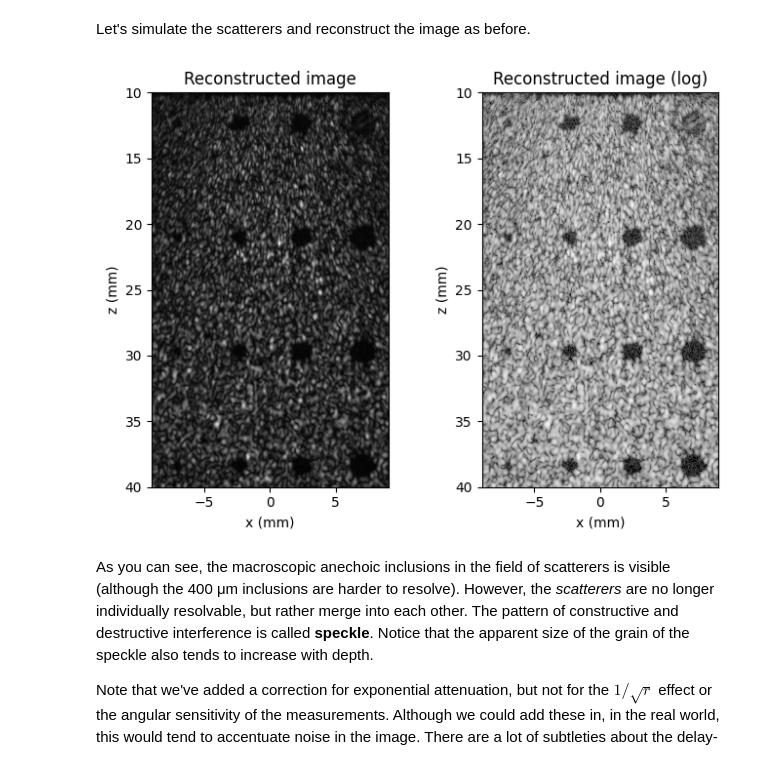
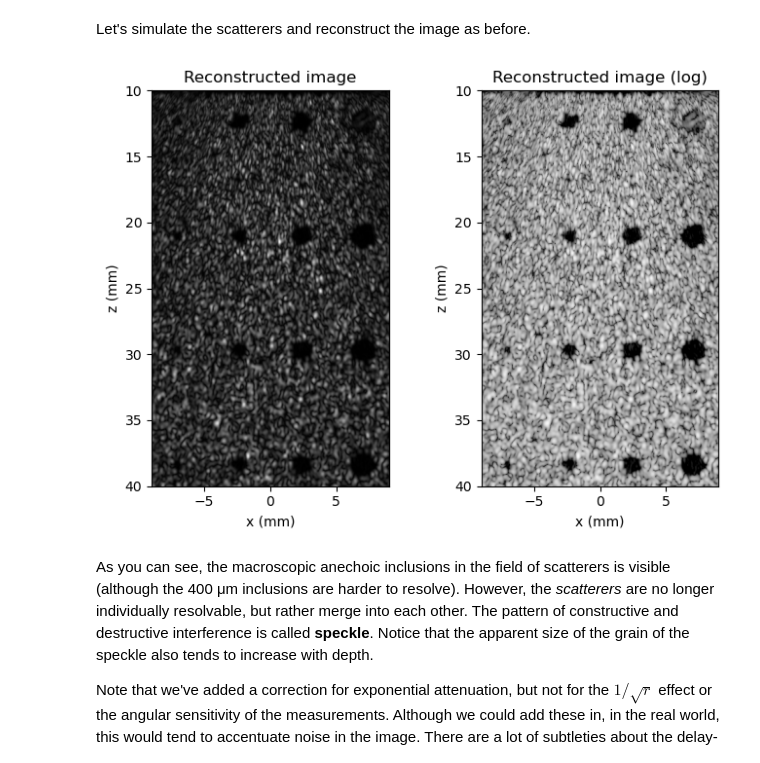
Before and after one commit to patrickmineault/fus, a Jupyter notebook: 02 - Structural Reconstruction.ipynb, the cells around one changed output. Saved outputs shown, nothing was run; the diff lists cells and outputs as text; code cells hidden in the pictures.

```diff
--- a/02 - Structural Reconstruction.ipynb
+++ b/02 - Structural Reconstruction.ipynb
@@ -426,0 +388,21 @@ We've pin-pointed the exact location of the scatterer! In the log image (right),
+# %%
+x_span = (-0.001, 0.001)
+z_span = (0.019, 0.021)
+x, z, X, Z = make_image_grid(x_span, z_span, 0.005e-3, 0.005e-3)
+
+# Beamform (signals, times, elem_pos, betas, c all from your sim)
+img_baseband = beamform_das_baseband(signals.real, times, elem_pos, x, z, c, betas)
+
+# Envelope & simple display
+img_env = abs(img_baseband)
+img_env /= (abs(img_env).max() + 1e-12)
+
+plt.figure(figsize=(5,5))
+plt.imshow(
+    img_baseband,
+    extent=[x[0]*1e3, x[-1]*1e3, z[-1]*1e3, z[0]*1e3],
+    aspect='auto', cmap='gray'
+)
+plt.xlabel("x (mm)"); plt.ylabel("z (mm)"); plt.title("Reconstructed image")
+plt.xlim((-2, 2))
+plt.ylim((18, 22))
@@ -426,0 +566,20 @@ We've pin-pointed the exact location of the scatterer! In the log image (right),
+# %%
+x_span = (-0.001, 0.001)
+z_span = (0.019, 0.021)
+x, z, X, Z = make_image_grid(x_span, z_span, 0.005e-3, 0.005e-3)
+
+# Beamform (signals, times, elem_pos, betas, c all from your sim)
+img_complex = beamform_das_iq(signals_iq, times, elem_pos, x, z, c, betas)
+
+# Envelope & simple display
+img_env = abs(img_complex)
+img_env /= (abs(img_env).max() + 1e-12)
+
+plt.figure(figsize=(10,5))
+plt.subplot(121)
+plt.imshow(
+    img_env,
+    extent=[x[0]*1e3, x[-1]*1e3, z[-1]*1e3, z[0]*1e3],
+    aspect='auto', cmap='gray'
+)
+plt.xlabel("x (mm)"); plt.ylabel("z (mm)"); plt.title("Reconstructed image")
@@ -617,35 +783,37 @@ signals, times, elem_pos, betas, scat_pos, s_env = simulate_forward_channels(P,
 
 # Image grid
 x, z, X, Z = make_image_grid(P.x_span, P.z_span, 0.05e-3, 0.05e-3)
 
+signals_iq = signals * np.exp(-1j * omega * times)[None, None, :]
+
 # Beamform (names harmonized with your earlier code)
-img_complex = beamform_das(signals, times, elem_pos, x, z, P.c, betas, alpha_np_per_m=alpha)
+img_complex = beamform_das_iq(signals_iq, times, elem_pos, x, z, P.c, betas, alpha_np_per_m=alpha)
 
 # Envelope / log for display
 img_env = np.abs(img_complex)
 img_env /= (img_env.max() + 1e-12)
 img_log = 20*np.log10(img_env + 1e-6)
 img_log = np.clip(img_log, -60, 0)
 
 plt.figure(figsize=(7,5))
 plt.subplot(121)
 plt.imshow(
     img_env,
     extent=[x[0]*1e3, x[-1]*1e3, z[-1]*1e3, z[0]*1e3],
     aspect='equal', cmap='gray'
 )
 plt.xlabel("x (mm)"); plt.ylabel("z (mm)"); plt.title("Reconstructed image")
 
 plt.subplot(122)
 plt.imshow(
     img_log,
     extent=[x[0]*1e3, x[-1]*1e3, z[-1]*1e3, z[0]*1e3],
     aspect='equal', cmap='gray', vmin=-40, vmax=0
 )
 plt.xlabel("x (mm)"); plt.ylabel("z (mm)"); plt.title("Reconstructed image (log)")
 plt.tight_layout()
 # %% [output]
-[figure, old version]
+[figure, new version]
 # %% [markdown]
 As you can see, the macroscopic anechoic inclusions in the field of scatterers is visible (although the 400 μm inclusions are harder to resolve). However, the *scatterers* are no longer individually resolvable, but rather merge into each other. The pattern of constructive and destructive interference is called **speckle**. Notice that the apparent size of the grain of the speckle also tends to increase with depth.
 
```
Also changed, not shown: parts of 31 cells of this notebook.
